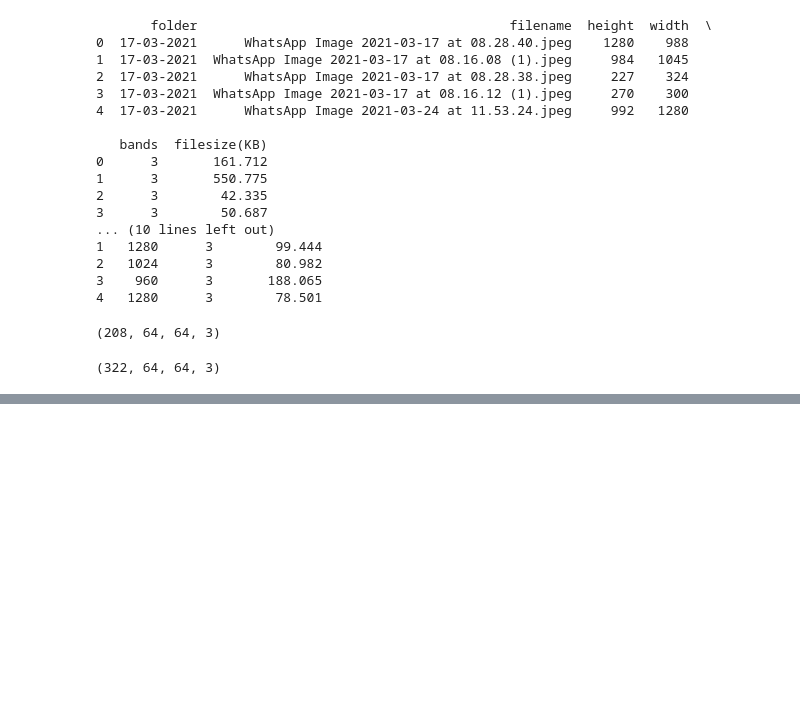
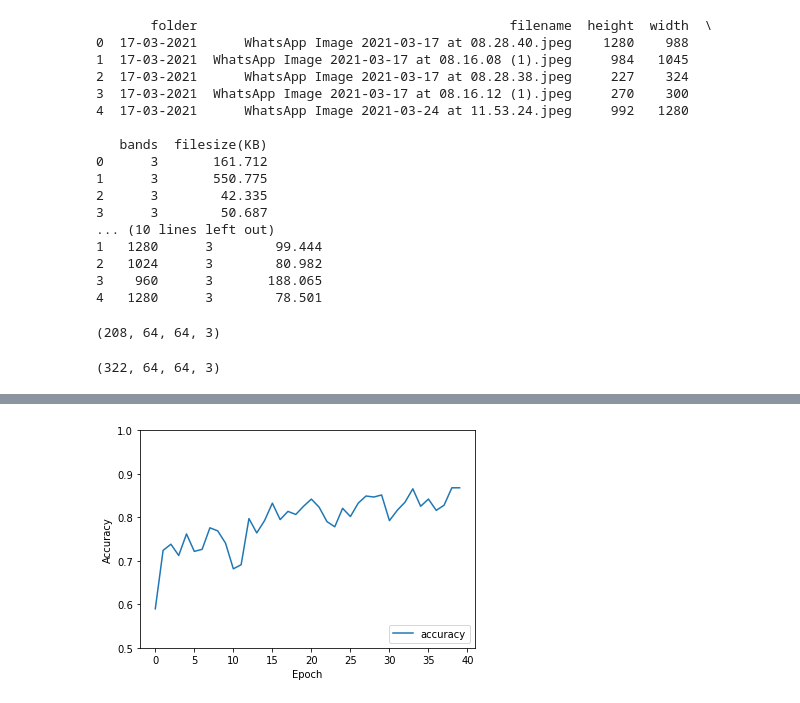
Before and after one commit to robretoarenal/TOV_DataAcquisition, a Jupyter notebook: AnteriorImages.ipynb, the cells around one changed output, grey strips where cells are left out. Drawn from its saved outputs; the diff is of its cells as text; code cells hidden in the pictures; blank space fills up the shorter version.

```diff
--- a/AnteriorImages.ipynb
+++ b/AnteriorImages.ipynb
@@ -88,0 +135,4 @@ healthy_images.shape
+# %%
+from sklearn.model_selection import train_test_split
+
+X_train, X_test, y_train, y_test = train_test_split(Images, Labels, test_size=0.20, shuffle = True, random_state = 1)
@@ -88,0 +185,22 @@ healthy_images.shape
+# %%
+
+model = models.Sequential()
+model.add(layers.Conv2D(32, (3, 3), activation='relu', input_shape=(64, 64, 3)))
+model.add(BatchNormalization())
+model.add(layers.MaxPooling2D((2, 2)))
+model.add(layers.Conv2D(64, (3, 3), activation='relu'))
+model.add(BatchNormalization())
+model.add(layers.MaxPooling2D((2, 2)))
+model.add(layers.Conv2D(128, (3, 3), activation='relu'))
+model.add(BatchNormalization())
+model.add(layers.Flatten())
+model.add(layers.Dense(64, activation='sigmoid'))
+model.add(BatchNormalization())
+model.add(layers.Dense(1))
+
+opt = tf.keras.optimizers.RMSprop(learning_rate=0.001)
+model.compile(optimizer=opt, loss = 'mse',metrics=['accuracy'])
+# %%
+
+
+history = model.fit(X_train, y_train, epochs=40)
@@ -88,0 +225,9 @@ healthy_images.shape
+# %%
+plt.plot(history.history['accuracy'], label='accuracy')
+plt.xlabel('Epoch')
+plt.ylabel('Accuracy')
+plt.ylim([0.5, 1])
+plt.legend(loc='lower right')
+
+test_loss, test_acc = model.evaluate(X_test,  y_test, verbose=2)
+# %% [output]
@@ -88,0 +235 @@ healthy_images.shape
+[figure, added]
```
Also changed, not shown: parts of 10 cells of this notebook.
